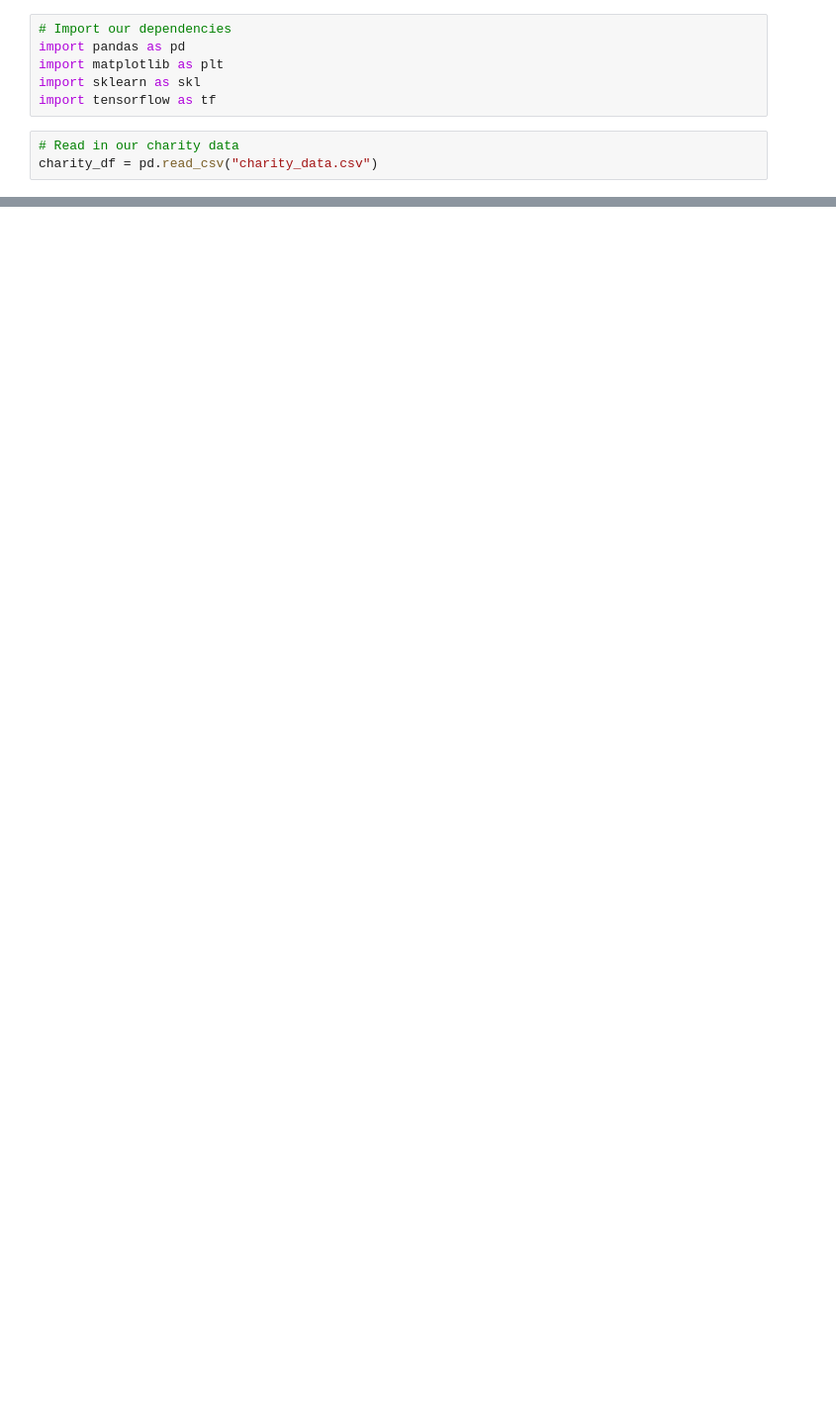
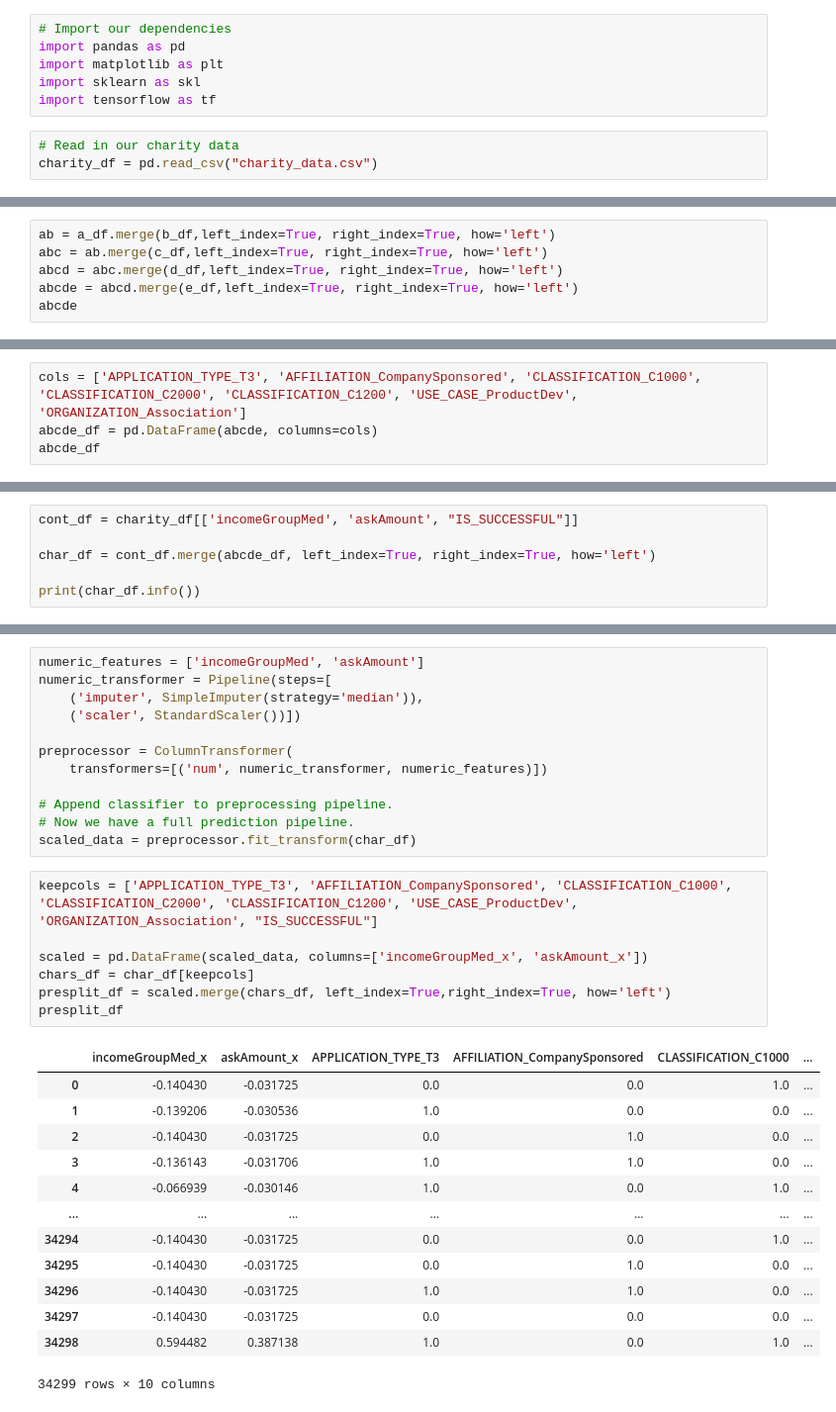
Before and after one commit to suzanne-wilson/AlphabetSoupChallenge, a Jupyter notebook: AlphabetSoupChallenge.ipynb, the cells around one changed output, grey strips where cells are left out. Shown: that part at 99% size. Cells and saved outputs as stored; diff of their text form; blank space fills up the shorter version.

```diff
--- a/AlphabetSoupChallenge.ipynb
+++ b/AlphabetSoupChallenge.ipynb
@@ -247,0 +355,6 @@ charity_df.head()
+# %%
+ab = a_df.merge(b_df,left_index=True, right_index=True, how='left')
+abc = ab.merge(c_df,left_index=True, right_index=True, how='left')
+abcd = abc.merge(d_df,left_index=True, right_index=True, how='left')
+abcde = abcd.merge(e_df,left_index=True, right_index=True, how='left')
+abcde
@@ -247,0 +375,4 @@ charity_df.head()
+# %%
+cols = ['APPLICATION_TYPE_T3', 'AFFILIATION_CompanySponsored', 'CLASSIFICATION_C1000', 'CLASSIFICATION_C2000', 'CLASSIFICATION_C1200', 'USE_CASE_ProductDev', 'ORGANIZATION_Association']
+abcde_df = pd.DataFrame(abcde, columns=cols)
+abcde_df
@@ -247,0 +393,6 @@ charity_df.head()
+# %%
+cont_df = charity_df[['incomeGroupMed', 'askAmount', "IS_SUCCESSFUL"]]
+
+char_df = cont_df.merge(abcde_df, left_index=True, right_index=True, how='left')
+
+print(char_df.info())
@@ -247,0 +418,33 @@ charity_df.head()
+# %%
+numeric_features = ['incomeGroupMed', 'askAmount']
+numeric_transformer = Pipeline(steps=[
+    ('imputer', SimpleImputer(strategy='median')),
+    ('scaler', StandardScaler())])
+
+preprocessor = ColumnTransformer(
+    transformers=[('num', numeric_transformer, numeric_features)])
+
+# Append classifier to preprocessing pipeline.
+# Now we have a full prediction pipeline.
+scaled_data = preprocessor.fit_transform(char_df)
+# %%
+keepcols = ['APPLICATION_TYPE_T3', 'AFFILIATION_CompanySponsored', 'CLASSIFICATION_C1000', 'CLASSIFICATION_C2000', 'CLASSIFICATION_C1200', 'USE_CASE_ProductDev', 'ORGANIZATION_Association', "IS_SUCCESSFUL"]
+
+scaled = pd.DataFrame(scaled_data, columns=['incomeGroupMed_x', 'askAmount_x'])
+chars_df = char_df[keepcols]
+presplit_df = scaled.merge(chars_df, left_index=True,right_index=True, how='left')
+presplit_df
+# %% [output]
+|  | incomeGroupMed_x | askAmount_x | APPLICATION_TYPE_T3 | AFFILIATION_CompanySponsored | CLASSIFICATION_C1000 | ... |
+| 0 | -0.140430 | -0.031725 | 0.0 | 0.0 | 1.0 | ... |
+| 1 | -0.139206 | -0.030536 | 1.0 | 0.0 | 0.0 | ... |
+| 2 | -0.140430 | -0.031725 | 0.0 | 1.0 | 0.0 | ... |
+| 3 | -0.136143 | -0.031706 | 1.0 | 1.0 | 0.0 | ... |
+| 4 | -0.066939 | -0.030146 | 1.0 | 0.0 | 1.0 | ... |
+| ... | ... | ... | ... | ... | ... | ... |
+| 34294 | -0.140430 | -0.031725 | 0.0 | 0.0 | 1.0 | ... |
+| 34295 | -0.140430 | -0.031725 | 0.0 | 1.0 | 0.0 | ... |
+| 34296 | -0.140430 | -0.031725 | 1.0 | 1.0 | 0.0 | ... |
+| 34297 | -0.140430 | -0.031725 | 0.0 | 0.0 | 0.0 | ... |
+| 34298 | 0.594482 | 0.387138 | 1.0 | 0.0 | 1.0 | ... |
+34299 rows × 10 columns
```
Also changed, not shown: parts of 37 cells of this notebook, 1 other file.
